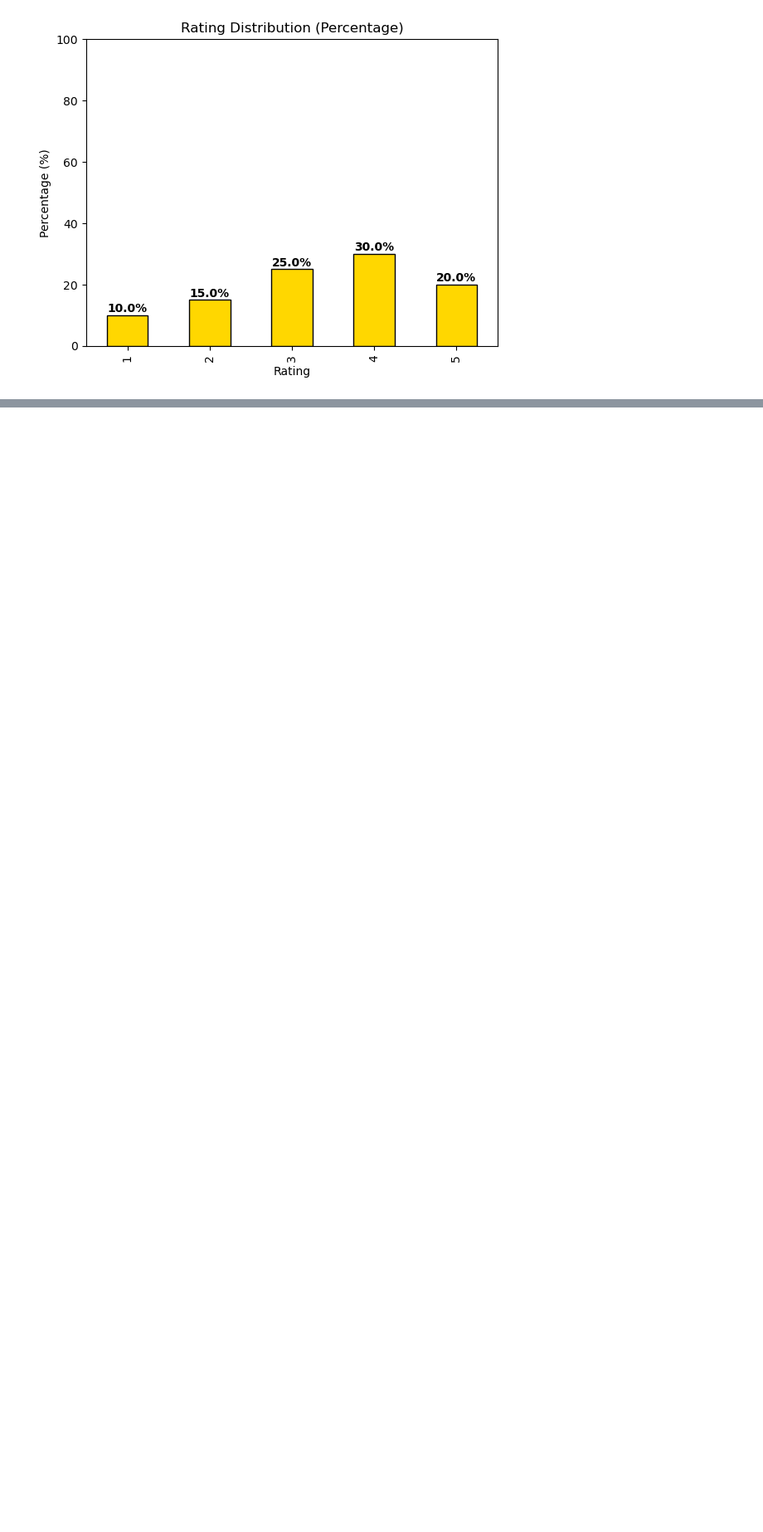
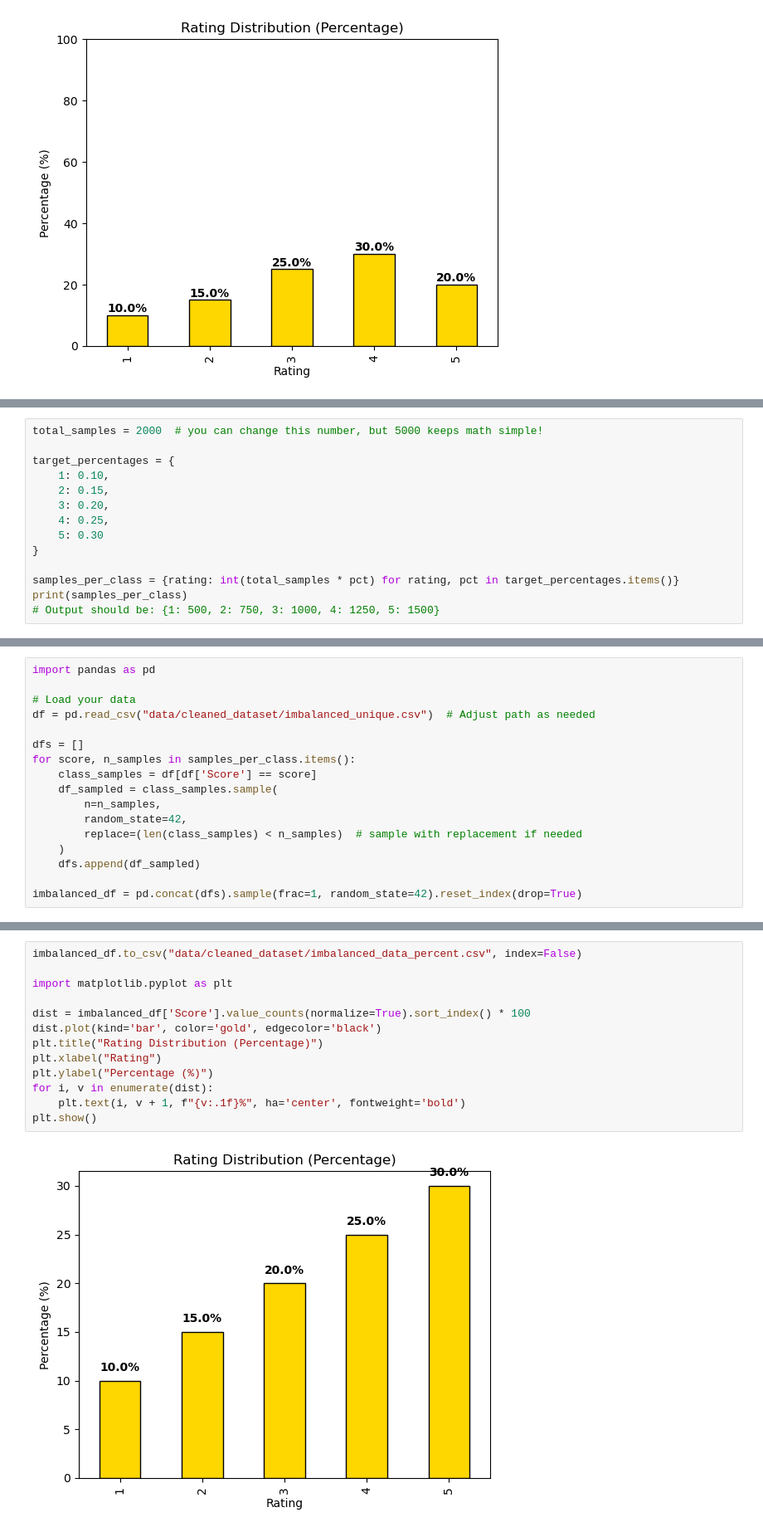
Before and after one commit to nix08/automated-review-rating-system, a Jupyter notebook: Day5.ipynb, the cells around one changed output, grey strips where cells are left out. Shown at 83% size. Cells and saved outputs as stored; diff of their text form; blank space fills up the shorter version.

```diff
--- a/Day5.ipynb
+++ b/Day5.ipynb
@@ -312,0 +417,14 @@ plt.show()
+# %%
+total_samples = 2000  # you can change this number, but 5000 keeps math simple!
+
+target_percentages = {
+    1: 0.10,
+    2: 0.15,
+    3: 0.20,
+    4: 0.25,
+    5: 0.30
+}
+
+samples_per_class = {rating: int(total_samples * pct) for rating, pct in target_percentages.items()}
+print(samples_per_class)
+# Output should be: {1: 500, 2: 750, 3: 1000, 4: 1250, 5: 1500}
@@ -312,0 +433,17 @@ plt.show()
+# %%
+import pandas as pd
+
+# Load your data
+df = pd.read_csv("data/cleaned_dataset/imbalanced_unique.csv")  # Adjust path as needed
+
+dfs = []
+for score, n_samples in samples_per_class.items():
+    class_samples = df[df['Score'] == score]
+    df_sampled = class_samples.sample(
+        n=n_samples,
+        random_state=42,
+        replace=(len(class_samples) < n_samples)  # sample with replacement if needed
+    )
+    dfs.append(df_sampled)
+
+imbalanced_df = pd.concat(dfs).sample(frac=1, random_state=42).reset_index(drop=True)
@@ -312,0 +468,15 @@ plt.show()
+# %%
+imbalanced_df.to_csv("data/cleaned_dataset/imbalanced_data_percent.csv", index=False)
+
+import matplotlib.pyplot as plt
+
+dist = imbalanced_df['Score'].value_counts(normalize=True).sort_index() * 100
+dist.plot(kind='bar', color='gold', edgecolor='black')
+plt.title("Rating Distribution (Percentage)")
+plt.xlabel("Rating")
+plt.ylabel("Percentage (%)")
+for i, v in enumerate(dist):
+    plt.text(i, v + 1, f"{v:.1f}%", ha='center', fontweight='bold')
+plt.show()
+# %% [output]
+[figure, added]
```
Also changed, not shown: parts of 9 cells of this notebook, 13 other files.
